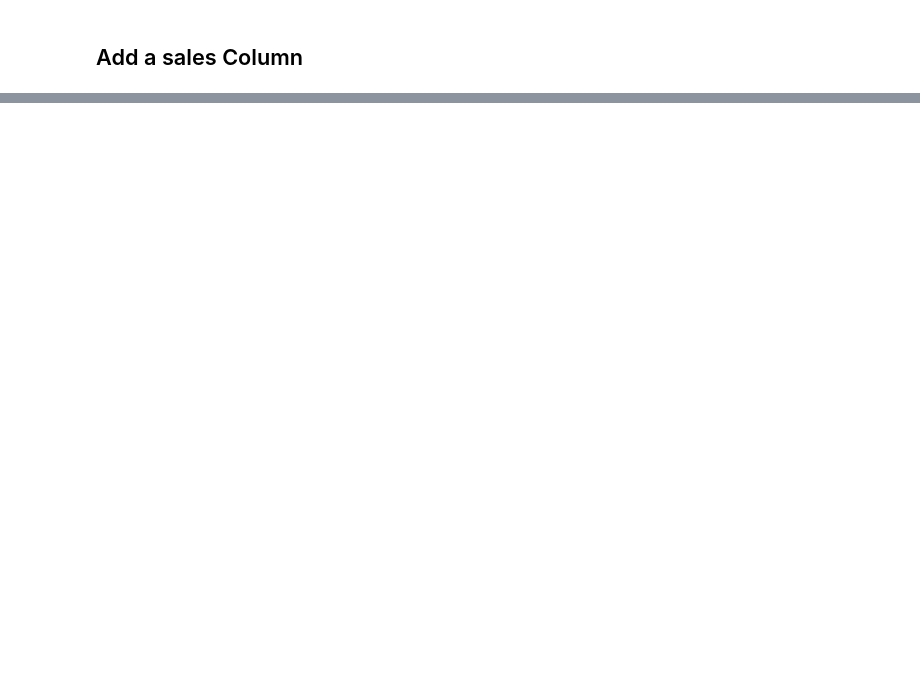
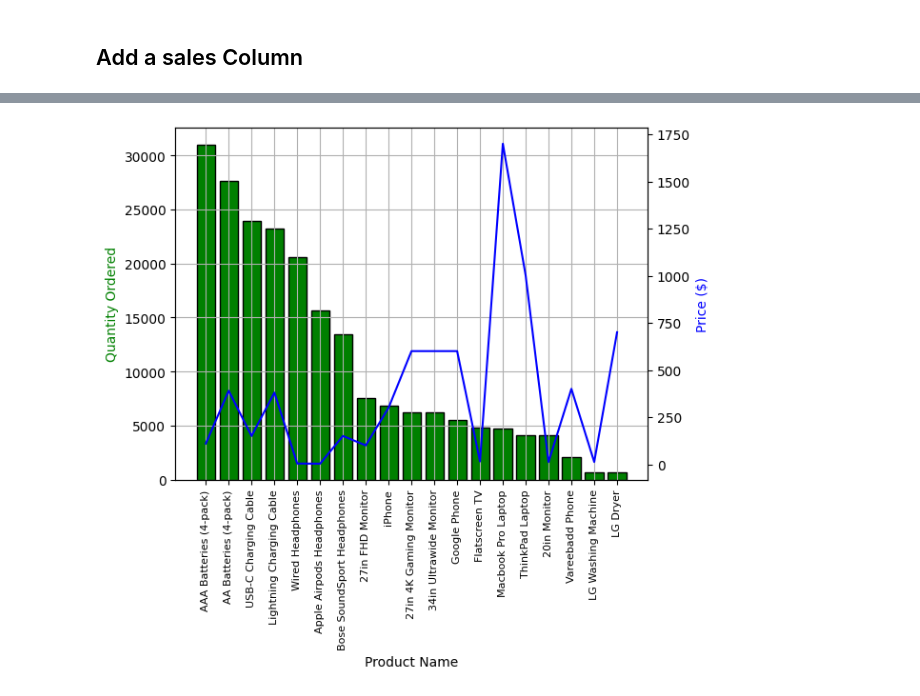
Before and after one commit to rishitc/Pandas-Mini-Projects, a Jupyter notebook: Real World Data Analysis.ipynb, the cells around one changed output, grey strips where cells are left out. Cells and saved outputs as stored; diff of their text form; code cells hidden in the pictures; blank space fills up the shorter version.

```diff
--- a/Real World Data Analysis.ipynb
+++ b/Real World Data Analysis.ipynb
@@ -339,0 +718,4 @@ KeyError: ''
+# %%
+answer = all_months_data.groupby("Product").sum().sort_values("Quantity Ordered", ascending=False).reset_index()
+
+answer
@@ -339,0 +811,27 @@ KeyError: ''
+# %%
+# Referenced: https://stackoverflow.com/questions/14762181/adding-a-y-axis-label-to-secondary-y-axis-in-matplotlib
+
+prices = all_months_data.groupby('Product').mean()['Price Each']
+products = answer["Product"].unique()
+
+plt.style.use('default') # using the fivethirtyeight matplotlib theme
+
+fig, ax1 = plt.subplots()
+
+ax2 = ax1.twinx() # set up the 2nd axis
+ax1.bar(products, answer["Quantity Ordered"], color='g', edgecolor="black", linewidth=1)
+ax1.grid()
+
+ax2.plot(products, prices, color='b')
+
+ax1.set_xlabel('Product Name')
+ax1.set_ylabel('Quantity Ordered', color='g')
+ax2.set_ylabel('Price ($)', color='b')
+
+# This is required for set_xticklabels() to work error free
+ax1.axes.set_xticks([i for i in range(19)])
+ax1.axes.set_xticklabels(products, rotation='vertical', size=8)
+
+plt.show()
+# %% [output]
+[figure, added]
```
Also changed, not shown: parts of 42 cells of this notebook.
